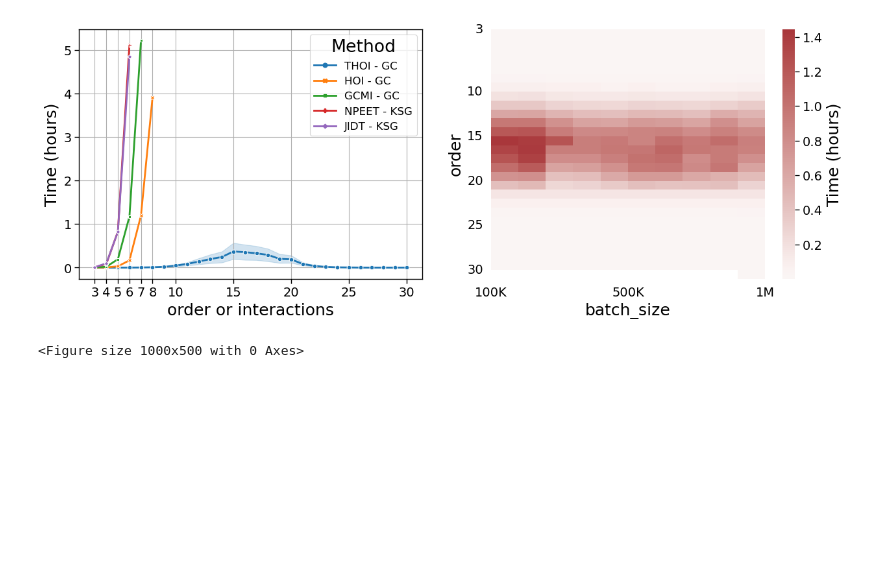
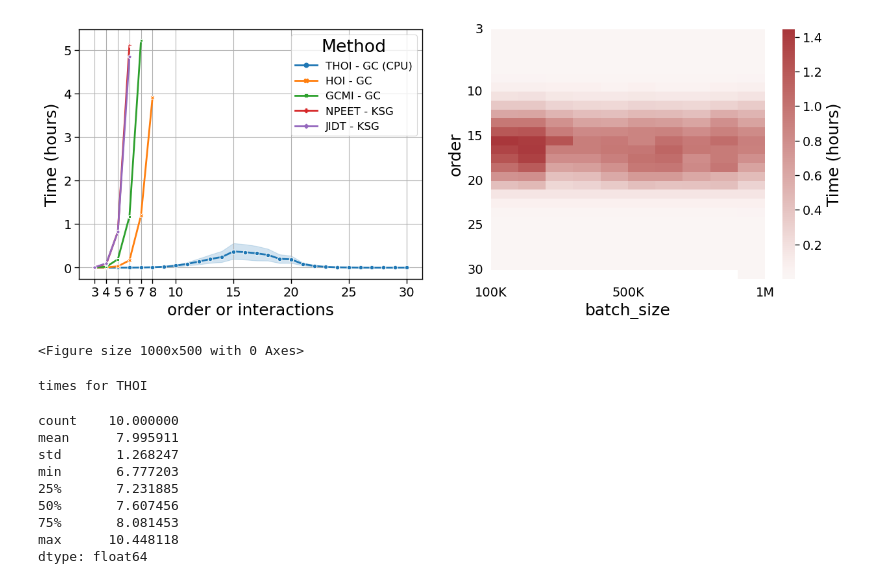
Before and after one commit to Laouen/Oinformation, a Jupyter notebook: analysis/time_benchmarking.ipynb, the cells around one changed output. Saved outputs shown, nothing was run; the diff lists cells and outputs as text; code cells hidden in the pictures; blank space fills up the shorter version.

```diff
--- a/analysis/time_benchmarking.ipynb
+++ b/analysis/time_benchmarking.ipynb
@@ -23,7 +23,7 @@ fig, axes = plt.subplots(1,2, figsize=(15,5))
 
 # Define the file paths
 file_paths = [
-    "library-thoi_estimator-gc.tsv",
+    "library-thoi_estimator-gc_device-cpu.tsv",
     "library-hoi_estimator-gc.tsv",
     "library-gcmi_estimator-gc.tsv",
     "library-npeet_estimator-ksg.tsv",
@@ -60,32 +60,45 @@ ax.grid(True)
 
 #########################################
 
 ax = axes[1]
 
 df_thoii = combined_df[(combined_df.library == 'THOI') & (combined_df.N == 30)]
 
 # Pivot the data to get a matrix form suitable for heatmap plotting
 pivot_table = df_thoii.pivot(columns='batch_size', index='order', values="time")
 
 # Create the heatmap
 ax = sns.heatmap(
     pivot_table, cmap="vlag", center=0,
     annot=False, cbar=True, ax=ax,
     cbar_kws={'label': 'Time (hours)'}
 )
 
 ax.tick_params(axis='x', rotation=90)
 ax.tick_params(left=False, bottom=False)
 
 ax.set_xticks([0,5,10])
 ax.set_yticks([0,7,12,17,22,27])
 ax.set_xticklabels(['100K', '500K', '1M'], rotation=0, ha='center')
 ax.set_yticklabels([3,10,15,20,25,30], rotation=0)
 
 
 plt.tight_layout()
 fig.savefig('./figures/times/benchmarking.pdf', format='pdf')
 plt.show()
+
+print('times for THOI')
+pivot_table.sum(axis=0).describe()
 # %% [output]
-[figure, old version]
+[figure, new version]
 <Figure size 1000x500 with 0 Axes>
+times for THOI
+count    10.000000
+mean      7.995911
+std       1.268247
+min       6.777203
+25%       7.231885
+50%       7.607456
+75%       8.081453
+max      10.448118
+dtype: float64
```
Also changed, not shown: parts of 2 cells of this notebook, 13 other files.
